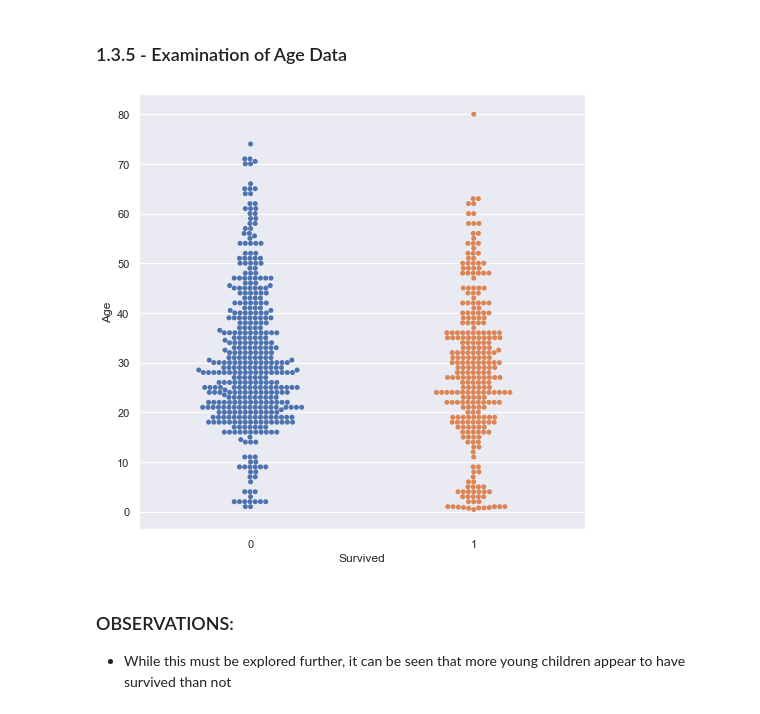
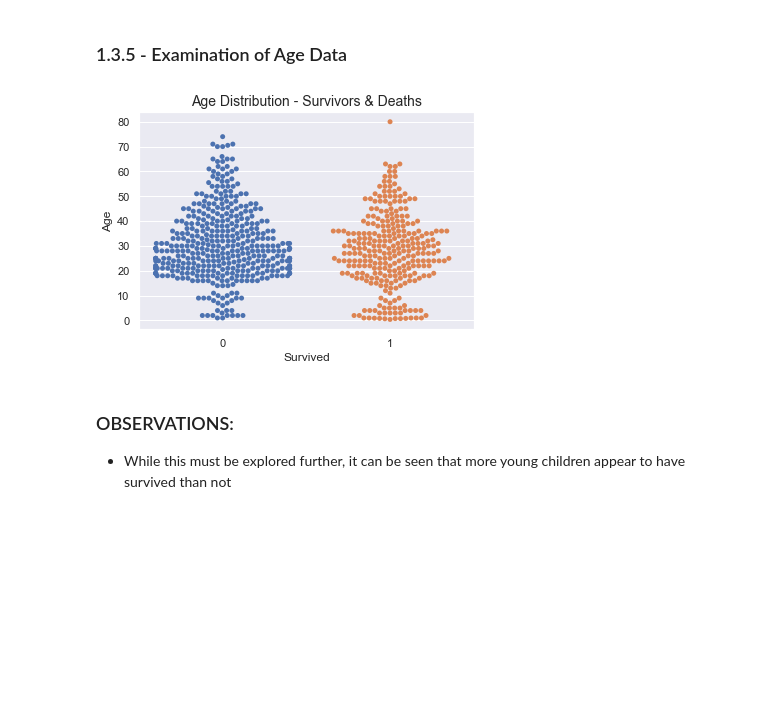
Before and after one commit to drossDS/Project-Classification-Titanic_Machine_Learning, a Jupyter notebook: Titanic Notebook-Rev3.ipynb, the cells around one changed output. Saved outputs shown, nothing was run; the diff lists cells and outputs as text; code cells hidden in the pictures; blank space fills up the shorter version.

Commit message:
Updates were made to change figure sizes

```diff
--- a/Titanic Notebook-Rev3.ipynb
+++ b/Titanic Notebook-Rev3.ipynb
@@ -355,11 +355,12 @@ plt.show()
 ### 1.3.5 - Examination of Age Data
 # %%
 #A swarm plot can provide a quick look at the age distribution for srvivors and casualties
-plt.figure(figsize=(8,8))
+plt.figure(figsize=(6,4))
+plt.title('Age Distribution - Survivors & Deaths', fontsize=14)
 sns.swarmplot(x=datatrn_num.Survived, y=datatrn_num['Age'], data=datatrn)
 plt.show()
 # %% [output]
-[figure, old version]
+[figure, new version]
 # %% [markdown]
 ### OBSERVATIONS:
 * While this must be explored further, it can be seen that more young children appear to have survived than not
```
Also changed, not shown: parts of 6 cells of this notebook.
